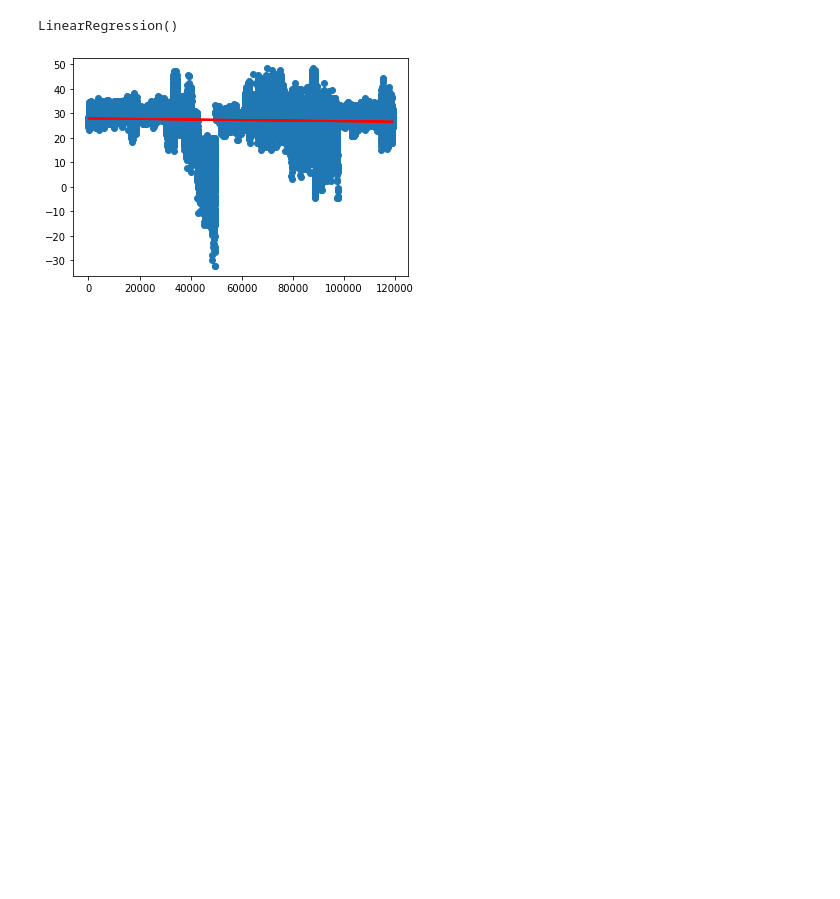
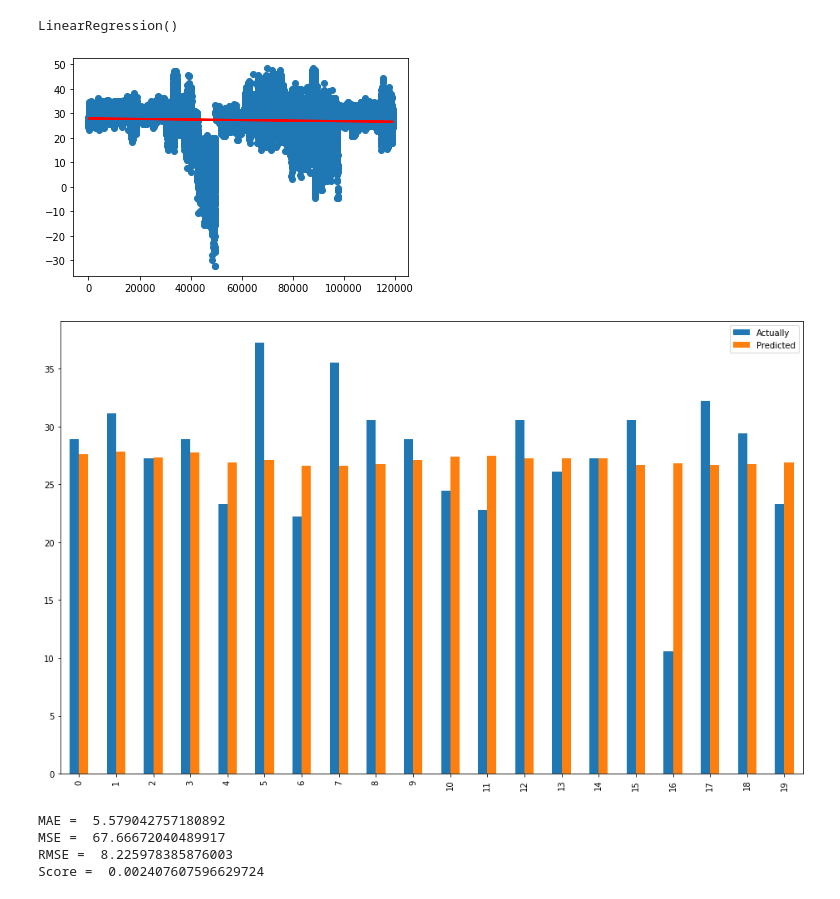
Before and after one commit to voltakeng/pythonMachineLearning, a Jupyter notebook: linear_regression_weather.ipynb, the cells around one changed output. Saved outputs shown, nothing was run; the diff lists cells and outputs as text; code cells hidden in the pictures; blank space fills up the shorter version.

```diff
--- a/linear_regression_weather.ipynb
+++ b/linear_regression_weather.ipynb
@@ -39,3 +51,23 @@ plt.plot(x_test,y_predict,color="red",linewidth="2")
 plt.show()
 # %% [output]
 [figure]
+# %%
+#compare
+yt = y_test.flatten()
+yp = y_predict.flatten()
+df = pd.DataFrame( {'Actually':yt,'Predicted':yp} )
+df.head(20).plot(kind="bar",figsize=(16,10))
+plt.show()
+# %% [output]
+[figure, added]
+# %%
+#metrics
+print("MAE = ",metrics.mean_absolute_error(y_test,y_predict))
+print("MSE = ",metrics.mean_squared_error(y_test,y_predict))
+print("RMSE = ",np.sqrt(metrics.mean_squared_error(y_test,y_predict)))
+print("Score = ",metrics.r2_score(y_test,y_predict))
+# %% [output]
+MAE =  5.579042757180892
+MSE =  67.66672040489917
+RMSE =  8.225978385876003
+Score =  0.002407607596629724
```
Also changed, not shown: parts of 5 cells of this notebook, 1 other file.
